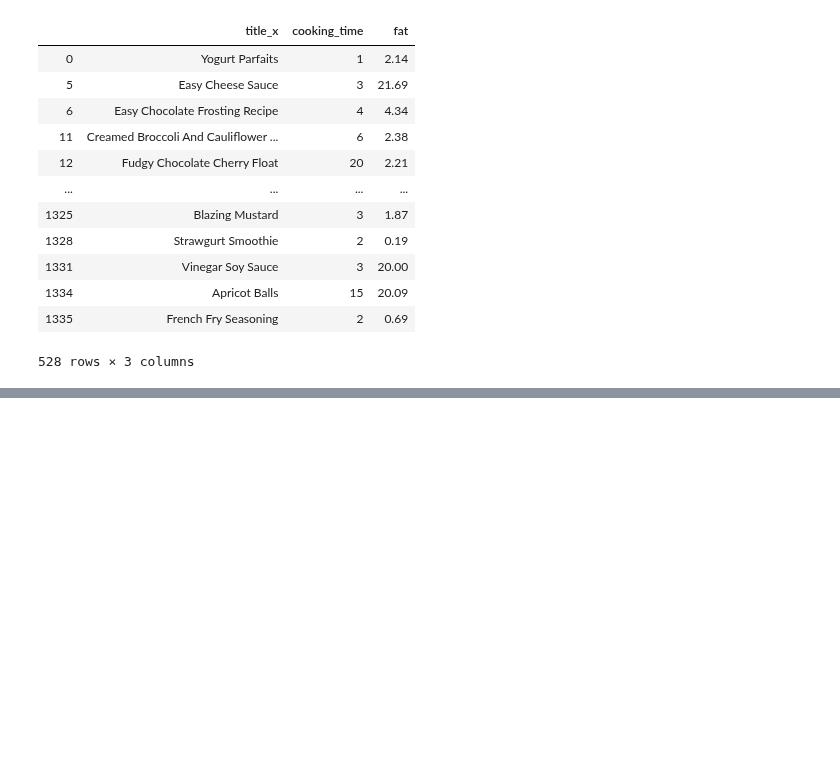
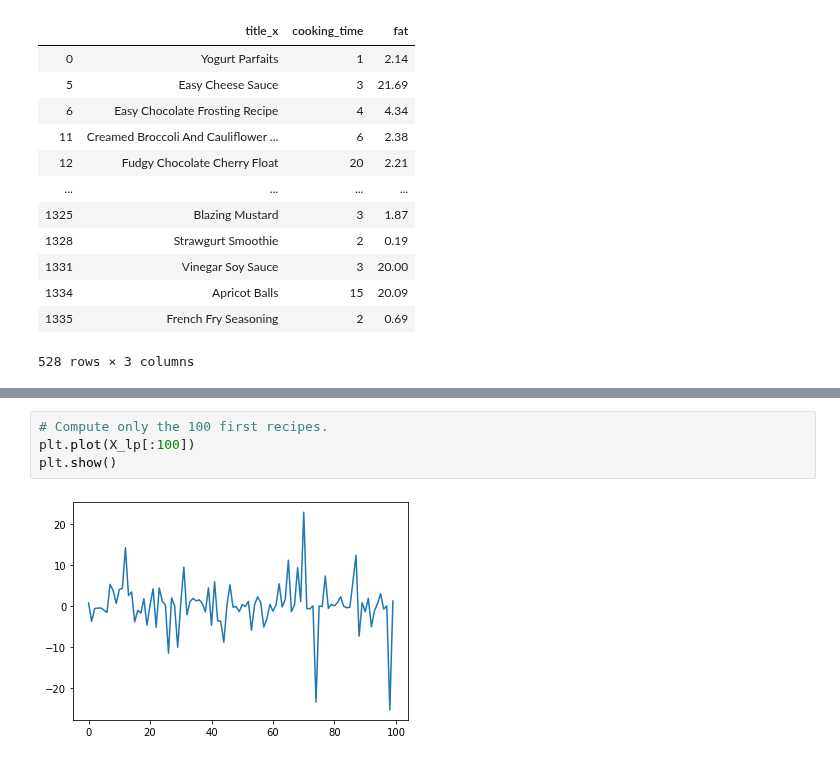
Before and after one commit to alex-mocanu/A-Network-Tour-of-DS-Homework, a Jupyter notebook: Project/cooking_time.ipynb, the cells around one changed output, grey strips where cells are left out. Cells and saved outputs as stored; diff of their text form; blank space fills up the shorter version.

```diff
--- a/Project/cooking_time.ipynb
+++ b/Project/cooking_time.ipynb
@@ -290,0 +371,6 @@ subdf.iloc[:1000][indices]
+# %%
+# Compute only the 100 first recipes.
+plt.plot(X_lp[:100])
+plt.show()
+# %% [output]
+[figure, added]
```
Also changed, not shown: parts of 25 cells of this notebook.
